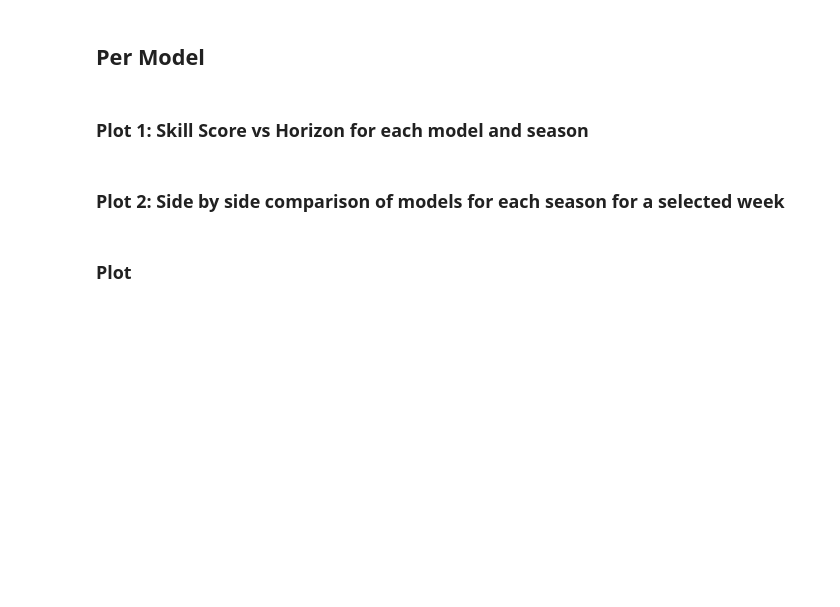
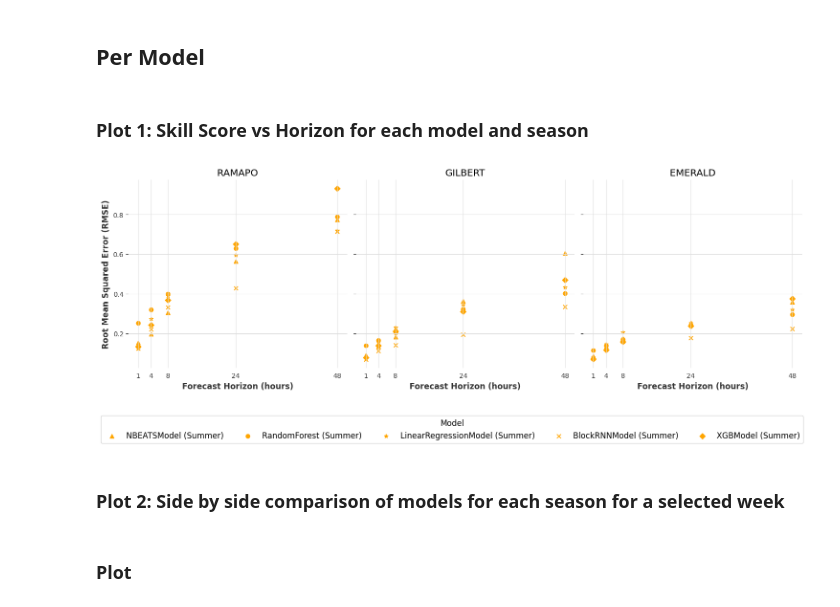
Before and after one commit to NikolausHouben/City-Scale-Electricity-Use-Prediction, a Jupyter notebook: bin/synthesis.ipynb, the cells around one changed output. Saved outputs shown, nothing was run; the diff lists cells and outputs as text; code cells hidden in the pictures; blank space fills up the shorter version.

Commit message:
adapted synthesis for plots of portland ds

```diff
--- a/bin/synthesis.ipynb
+++ b/bin/synthesis.ipynb
@@ -36,9 +34,12 @@ Failed to detect the name of this notebook, you can set it manually with the WAN
 wandb: Currently logged in as: nikolaushouben (wattcast). Use `wandb login --relogin` to force relogin
 True
 # %%
-run = wandb.init(project='Wattcast', name='results_synthesis', id = 'results_synthesis', resume=True)
+project_name = "Portland_AMI"
 
-project_name = "Wattcast"
+
+run = wandb.init(project=project_name, name='results_synthesis', id = 'results_synthesis', resume=True)
+
+
 # Initialize your project
 api = wandb.Api()
 runs = api.runs(project_name)
@@ -151,7 +149,7 @@ scale2ordering = {'county': index2county_locations, 'town': index2town_locations
 # importing error metric tables (used in most sections below)
 key_list = list(name_id_dict.keys())
 for key in key_list:
-    if key[0] not in ['1', '2', '3', '4', '5']:
+    if "results" in key[0]:
         del name_id_dict[key]
 
 dfs_sorted = {}
@@ -174,8 +194,8 @@ for name, id in name_id_dict.items():
 # %%
 # Set these:
 
-spatial_scale = 'town'
-metric_of_interest = 'rmse_skill_score'
+spatial_scale = 'RAMAPO'
+metric_of_interest = 'rmse'
 
 
 dfs_sorted_plot = dfs_sorted.copy()
@@ -212,34 +232,36 @@ for i, ax in enumerate(axs):
             scatter = ax.scatter(x, y, c=color, marker=shape, label=label)
             if label not in legend_labels:
                 legend_handles.append(scatter)
                 legend_labels.append(label)
 
     # Set the x ticks and labels
     ax.set_xticks([1, 4, 8, 24, 48])
     ax.set_xlabel('Forecast Horizon (hours)')
 
     # Set the y label
     if i == 0:
         ax.set_ylabel(f'{metric_dict[metric_of_interest]}')
 
     # Set the title for each subplot
-    ax.set_title(f'{name.split("in")[-1].replace("_", " ")}')
+    ax.set_title(f'{name.split("_")[1].split(".")[0]}')
 
     # Add grid for each subplot
     ax.grid(True)
 
     # Add a horizontal red dashed line at y = 0
     if metric_of_interest == 'rmse_skill_score':
         ax.axhline(y=0, color='red', linestyle='--')
 
 # Create a single legend for all subplots
 fig.legend(handles=legend_handles, labels=legend_labels, title='Model', loc='lower center', bbox_to_anchor=(0.5, -0.2), ncol=5, frameon=True)
 
 # Adjust the spacing between subplots
 fig.tight_layout()
 
 # Show the plot
 plt.show()
+# %% [output]
+[figure, added]
 # %%
 for format in ['png', 'pdf']:
     fig.savefig(os.path.join(os.getcwd(),'imgs','figures',f'{spatial_scale}{metric_of_interest}.{format}'), bbox_inches='tight')
```
Also changed, not shown: parts of 22 cells of this notebook.
